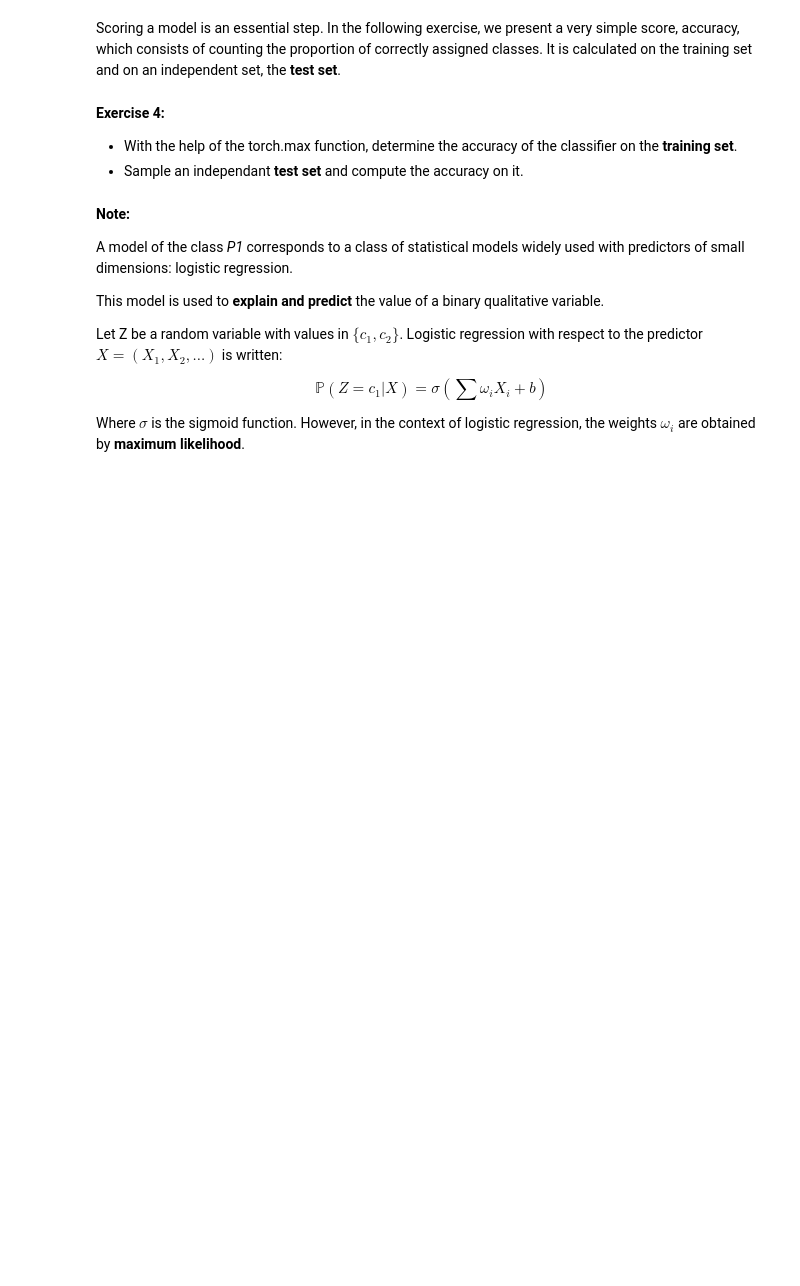
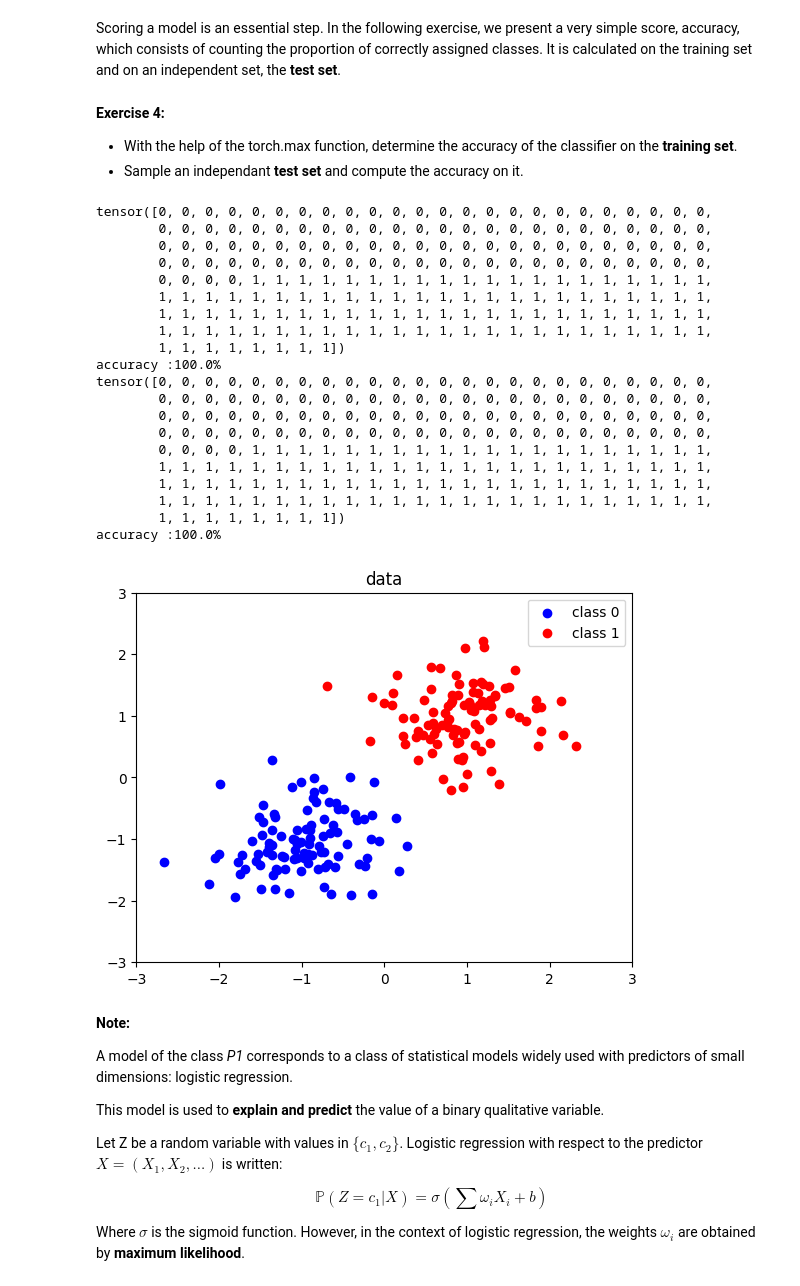
Before and after one commit to remi421/ML_S5_etudiants, a Jupyter notebook: practicals/P1/P1_instructions.ipynb, the cells around one changed output. Saved outputs shown, nothing was run; the diff lists cells and outputs as text; code cells hidden in the pictures; blank space fills up the shorter version.

```diff
--- a/practicals/P1/P1_instructions.ipynb
+++ b/practicals/P1/P1_instructions.ipynb
@@ -303,7 +371,46 @@ Scoring a model is an essential step. In the following exercise, we present a ve
 # %%
 ### YOUR CODE HERE
 #
 #
+output_train = model(inputs_train)
+predicted_classes = torch.max(output_train,1)[1]
+print(predicted_classes)
+#accuracy
+print(f'accuracy :{100*(predicted_classes == targets_train).sum()/targets_train.shape[0]}%')
+
+#test_set =
+
+echs, _ = BinaryClassProblem(n=100)
+inputs_test = torch.cat(echs, dim=0)
+targets_test = torch.cat((torch.zeros(n), torch.ones(n)), dim=0).long()
+
+output_test = model(inputs_test)
+predicted_classes = torch.max(output_test,1)[1]
+print(predicted_classes)
+#accuracy
+print(f'accuracy :{100*(predicted_classes == targets_test).sum()/targets_test.shape[0]}%')
+# %% [output]
+tensor([0, 0, 0, 0, 0, 0, 0, 0, 0, 0, 0, 0, 0, 0, 0, 0, 0, 0, 0, 0, 0, 0, 0, 0,
+        0, 0, 0, 0, 0, 0, 0, 0, 0, 0, 0, 0, 0, 0, 0, 0, 0, 0, 0, 0, 0, 0, 0, 0,
+        0, 0, 0, 0, 0, 0, 0, 0, 0, 0, 0, 0, 0, 0, 0, 0, 0, 0, 0, 0, 0, 0, 0, 0,
+        0, 0, 0, 0, 0, 0, 0, 0, 0, 0, 0, 0, 0, 0, 0, 0, 0, 0, 0, 0, 0, 0, 0, 0,
+        0, 0, 0, 0, 1, 1, 1, 1, 1, 1, 1, 1, 1, 1, 1, 1, 1, 1, 1, 1, 1, 1, 1, 1,
+        1, 1, 1, 1, 1, 1, 1, 1, 1, 1, 1, 1, 1, 1, 1, 1, 1, 1, 1, 1, 1, 1, 1, 1,
+        1, 1, 1, 1, 1, 1, 1, 1, 1, 1, 1, 1, 1, 1, 1, 1, 1, 1, 1, 1, 1, 1, 1, 1,
+        1, 1, 1, 1, 1, 1, 1, 1, 1, 1, 1, 1, 1, 1, 1, 1, 1, 1, 1, 1, 1, 1, 1, 1,
+        1, 1, 1, 1, 1, 1, 1, 1])
+accuracy :100.0%
+tensor([0, 0, 0, 0, 0, 0, 0, 0, 0, 0, 0, 0, 0, 0, 0, 0, 0, 0, 0, 0, 0, 0, 0, 0,
+        0, 0, 0, 0, 0, 0, 0, 0, 0, 0, 0, 0, 0, 0, 0, 0, 0, 0, 0, 0, 0, 0, 0, 0,
+        0, 0, 0, 0, 0, 0, 0, 0, 0, 0, 0, 0, 0, 0, 0, 0, 0, 0, 0, 0, 0, 0, 0, 0,
+        0, 0, 0, 0, 0, 0, 0, 0, 0, 0, 0, 0, 0, 0, 0, 0, 0, 0, 0, 0, 0, 0, 0, 0,
+        0, 0, 0, 0, 1, 1, 1, 1, 1, 1, 1, 1, 1, 1, 1, 1, 1, 1, 1, 1, 1, 1, 1, 1,
+        1, 1, 1, 1, 1, 1, 1, 1, 1, 1, 1, 1, 1, 1, 1, 1, 1, 1, 1, 1, 1, 1, 1, 1,
+        1, 1, 1, 1, 1, 1, 1, 1, 1, 1, 1, 1, 1, 1, 1, 1, 1, 1, 1, 1, 1, 1, 1, 1,
+        1, 1, 1, 1, 1, 1, 1, 1, 1, 1, 1, 1, 1, 1, 1, 1, 1, 1, 1, 1, 1, 1, 1, 1,
+        1, 1, 1, 1, 1, 1, 1, 1])
+accuracy :100.0%
+[figure, added]
 # %% [markdown]
 **Note:**
 
```
Also changed, not shown: parts of 11 cells of this notebook.
